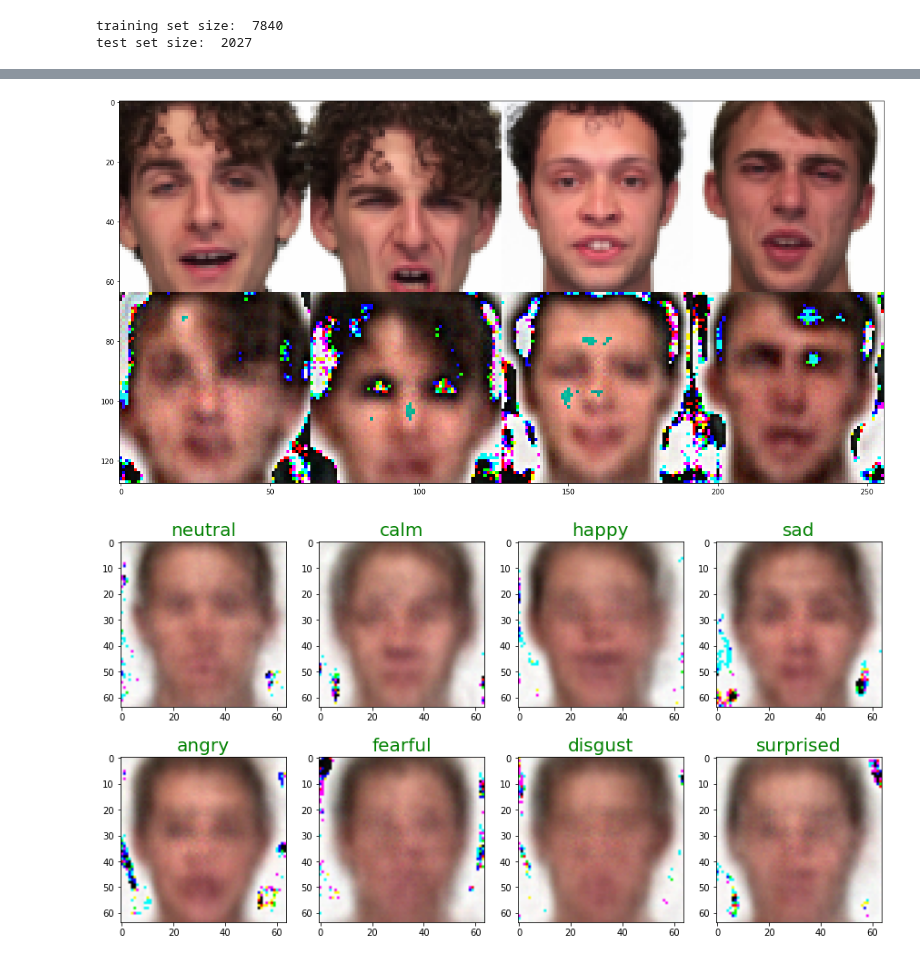
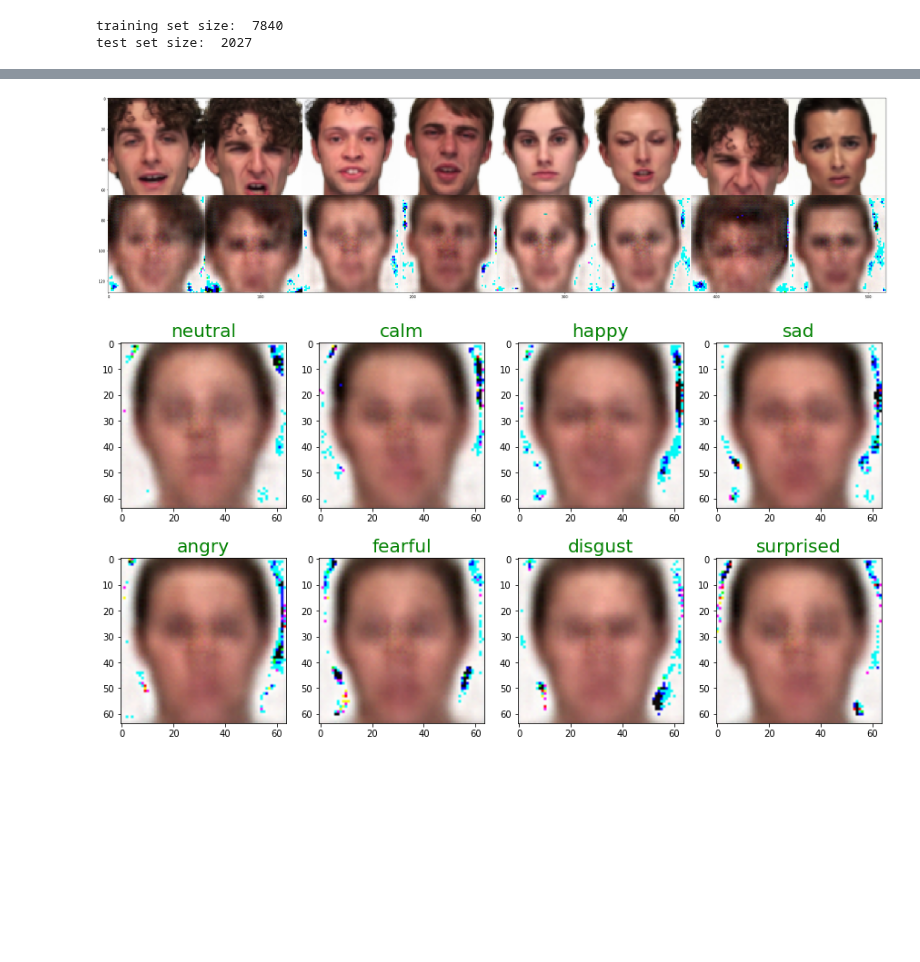
Before and after one commit to Ale-Ba2lero/Multimodal-Emotion-Analysis, a Jupyter notebook: src/mvae_torch/face_emotions_mvae_torch.ipynb, the cells around one changed output, grey strips where cells are left out. Saved outputs shown, nothing was run; the diff lists cells and outputs as text; code cells hidden in the pictures; blank space fills up the shorter version.

```diff
--- a/src/mvae_torch/face_emotions_mvae_torch.ipynb
+++ b/src/mvae_torch/face_emotions_mvae_torch.ipynb
@@ -73,7 +76,7 @@ model: torch.nn.Module = build_model(**model_args).double()
 load_model = False
 
 if load_model:
-    PATH = "../trained_models/ravdess_InfoVAE.save"
+    PATH = "../trained_models/moe.save"
     loaded_data = torch.load(PATH)
 
     model: torch.nn.Module = build_model(**loaded_data['model_args']).double()
@@ -105,11 +108,11 @@ U.print_losses(training_losses, 'model')
 # %%
-img = U.images_to_images(model, testset_loader, num_images=4, model_eval=True)
+img = U.images_to_images(model, testset_loader, num_images=8, model_eval=True)
 # %% [output]
-[figure, old version]
+[figure, new version]
 # %%
-rec_image = U.emotions_to_images(model, model_eval=True)
+rec_image = U.emotions_to_images(model)
 # %% [output]
-[figure, old version]
+[figure, new version]
 # %%
 save_model = True
 
```
Also changed, not shown: parts of 8 cells of this notebook, 4 other files.
